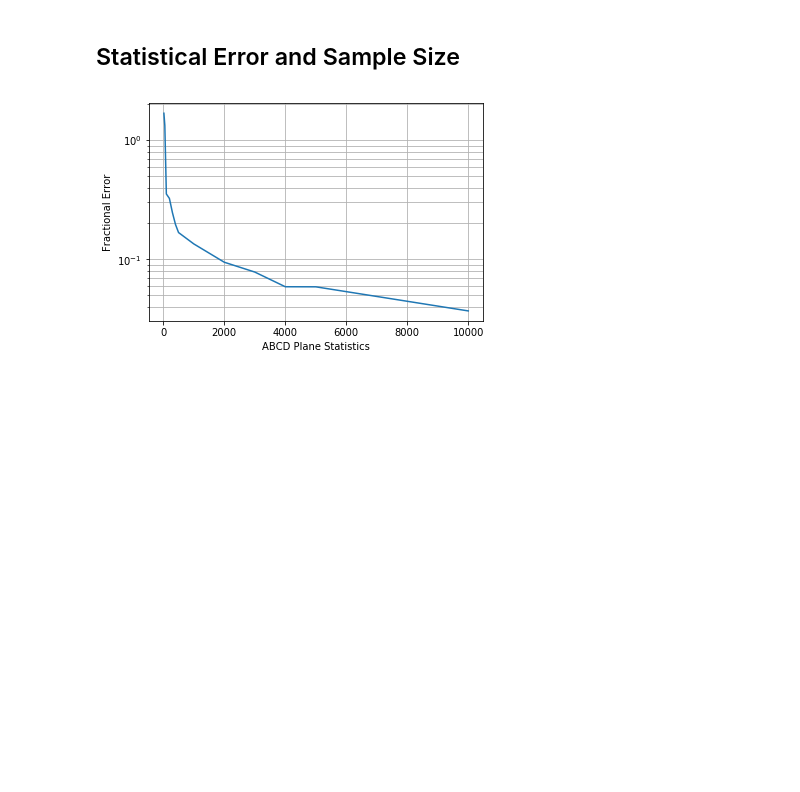
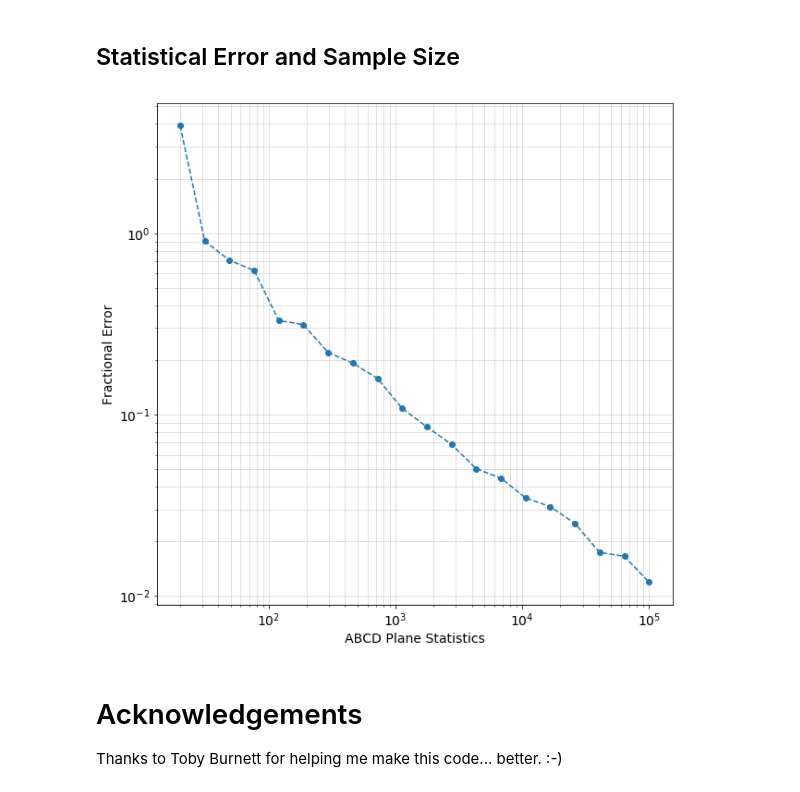
Before and after one commit to ATLASCalRatio/ABCDExplorations, a Jupyter notebook: notebooks/01 - Simple Uncorrelated.ipynb, the cells around one changed output. Saved outputs shown, nothing was run; the diff lists cells and outputs as text; code cells hidden in the pictures; blank space fills up the shorter version.

Commit message:
Added Toby's suggestions

```diff
--- a/notebooks/01 - Simple Uncorrelated.ipynb
+++ b/notebooks/01 - Simple Uncorrelated.ipynb
@@ -69,7 +71,7 @@ def ABCD_statistics (nS, xcut, ycut):
     s = generate(nS)
     return calc_ABCD(s, xcut, ycut)
 # %%
-stas = pd.DataFrame([ABCD_statistics(int(1000), xcut, ycut) for i in range(1000)], columns=['ABCD Fractional Error'])
+stas = pd.DataFrame([ABCD_statistics(int(1000), xcut, ycut) for i in range(1000)], columns=['FracError'])
 # %%
-mu, std = norm.fit(stas['ABCD Fractional Error'])
+mu, std = norm.fit(stas.FracError)
 # %%
@@ -86,19 +88,23 @@ Text(0.5,1,'Fit results: mu = -0.00,  std = 0.13')
 # %% [markdown]
 ## Statistical Error and Sample Size
 # %%
-def ABCD_error (nS, nIter, xcut, ycut):
-    stas = pd.DataFrame([ABCD_statistics(nS, xcut, ycut) for i in range(nIter)], columns=['ABCD Fractional Error'])
-    mu, std = norm.fit(stas['ABCD Fractional Error'])
+def ABCD_error (nS, nIter, xc, yc):
+    stas = pd.DataFrame([ABCD_statistics(nS, xc, yc) for i in range(nIter)], columns=['FracError'])
+    mu, std = norm.fit(stas.FracError)
     return std
 # %%
-errors = pd.DataFrame(np.array([(ns, ABCD_error(ns, 100, 0.5, 0.5)) for ns in (20, 50, 100, 200, 300, 400, 500, 1000, 2000, 3000, 4000, 5000, 10000)]), columns=['nSamples', 'Error'])
+errors = pd.DataFrame(np.array([(ns, ABCD_error(int(ns), 100, xcut, ycut))
+                                for ns in  np.logspace(np.log10(20), 5, 20)
+                               ]),
+                      columns=['nSamples', 'Error'])
 # %%
-plt.plot(errors['nSamples'], errors['Error'])
+plt.figure(figsize=(10,10))
+plt.loglog(errors.nSamples, errors.Error, 'o--')
 plt.xlabel("ABCD Plane Statistics")
 plt.ylabel("Fractional Error")
-plt.yscale('log')
-plt.grid(which='minor')
-plt.grid()
-plt.show()
+plt.grid(alpha=0.5, which='both')
 # %% [output]
-[figure, old version]
+[figure, new version]
+# %% [markdown]
+# Acknowledgements
+Thanks to Toby Burnett for helping me make this code... better. :-)
```
Also changed, not shown: parts of 8 cells of this notebook.
